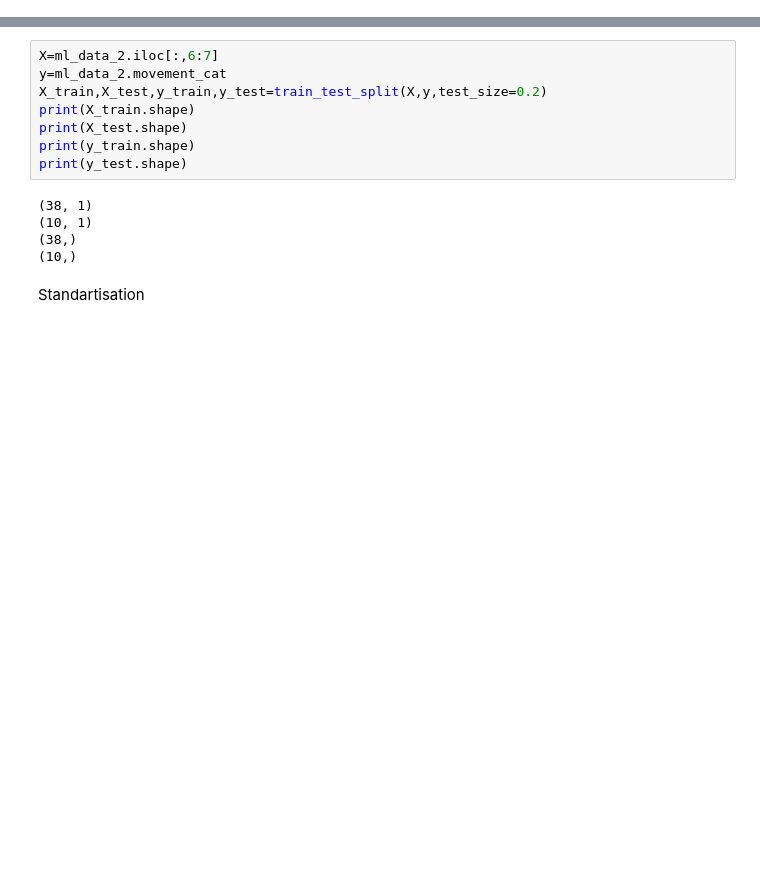
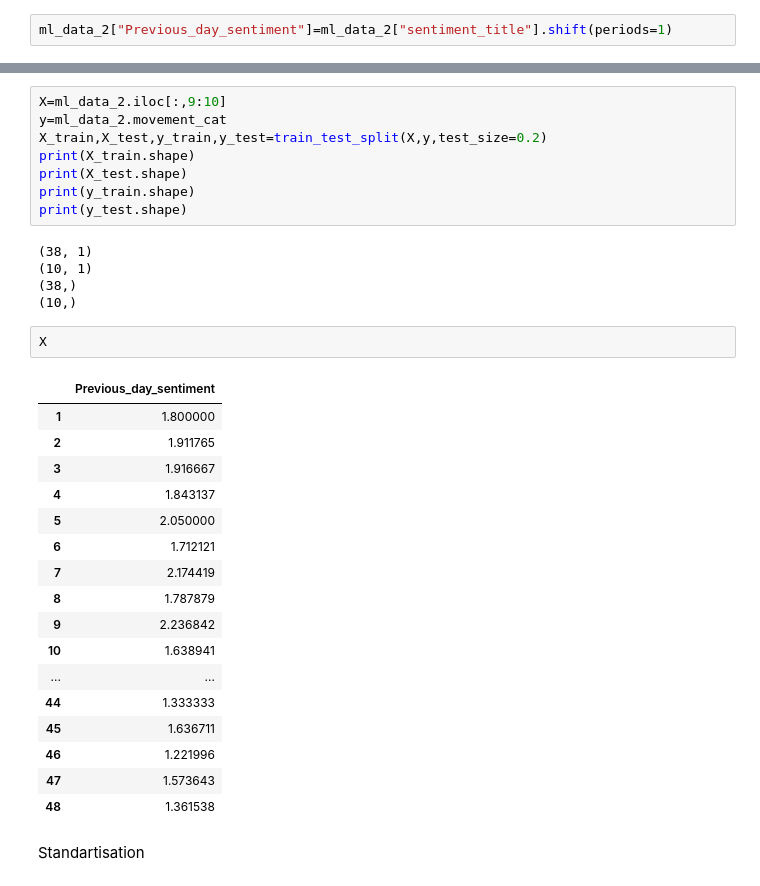
Before and after one commit to YanaOrf/Stock_market_sentiment_analysis, a Jupyter notebook: sent_analysis LogRg _3.ipynb, the cells around one changed output, grey strips where cells are left out. Saved outputs shown, nothing was run; the diff lists cells and outputs as text; blank space fills up the shorter version.

```diff
--- a/sent_analysis LogRg _3.ipynb
+++ b/sent_analysis LogRg _3.ipynb
@@ -376,6 +376,8 @@ ml_data_2.head()
 | 2 | 2022-11-03 | 3733.250000 | 3750.590088 | 3698.149902 | 3719.889893 | 4625290000 | 1.916667 | 3759.689941 | ... |
 | 3 | 2022-11-04 | 3766.979980 | 3796.340088 | 3708.840088 | 3770.550049 | 5400180000 | 1.843137 | 3719.889893 | ... |
 | 4 | 2022-11-07 | 3780.709961 | 3813.949951 | 3764.699951 | 3806.800049 | 4341620000 | 2.050000 | 3770.550049 | ... |
+# %%
+ml_data_2["Previous_day_sentiment"]=ml_data_2["sentiment_title"].shift(periods=1)
 # %%
 ml_data_2.dropna(axis=0,inplace=True)
 # %%
@@ -428,7 +431,7 @@ ml_data_2.head()
 # %% [markdown]
 Spliting
 # %%
-X=ml_data_2.iloc[:,6:7]
+X=ml_data_2.iloc[:,9:10]
 y=ml_data_2.movement_cat
 X_train,X_test,y_train,y_test=train_test_split(X,y,test_size=0.2)
 print(X_train.shape)
@@ -440,6 +443,26 @@ print(y_test.shape)
 (10, 1)
 (38,)
 (10,)
+# %%
+X
+# %% [output]
+|  | Previous_day_sentiment |
+| 1 | 1.800000 |
+| 2 | 1.911765 |
+| 3 | 1.916667 |
+| 4 | 1.843137 |
+| 5 | 2.050000 |
+| 6 | 1.712121 |
+| 7 | 2.174419 |
+| 8 | 1.787879 |
+| 9 | 2.236842 |
+| 10 | 1.638941 |
+| ... | ... |
+| 44 | 1.333333 |
+| 45 | 1.636711 |
+| 46 | 1.221996 |
+| 47 | 1.573643 |
+| 48 | 1.361538 |
 # %% [markdown]
 Standartisation
 # %%
```
Also changed, not shown: parts of 3 cells of this notebook, 3 other files.
